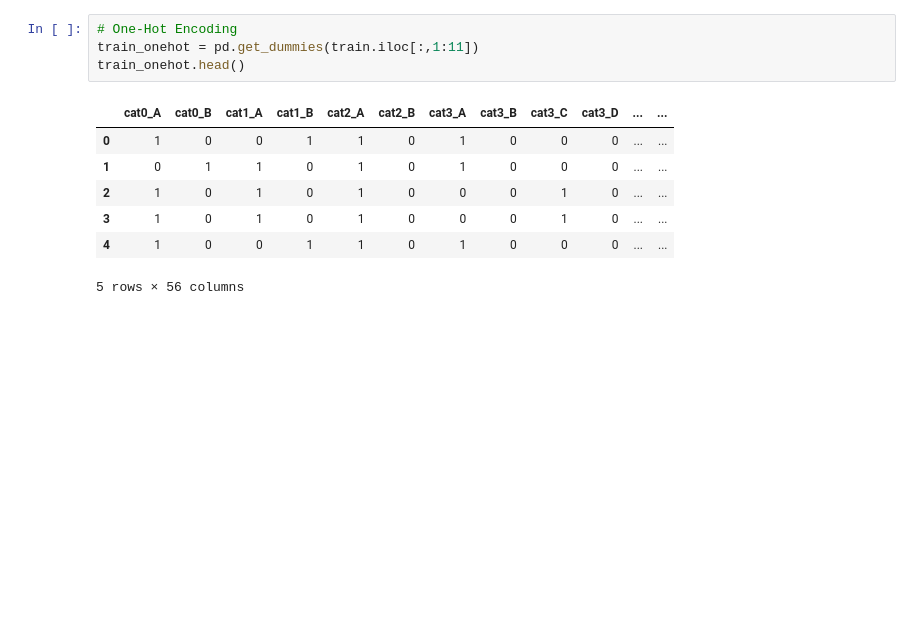
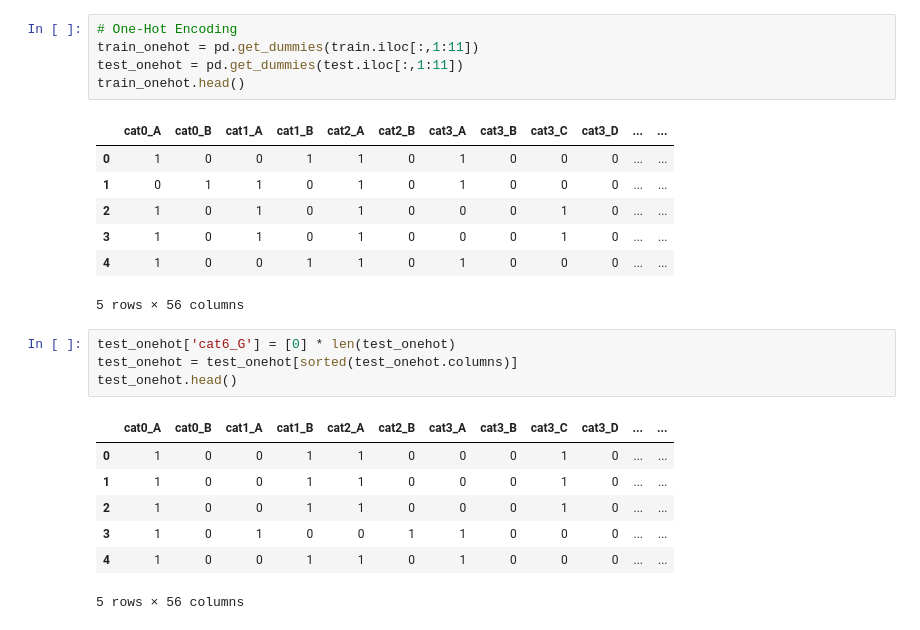
Before and after one commit to ryuji-hashimoto0110/Kaggle, a Jupyter notebook: tabular-playground-series-feb-2021/neural_net.ipynb, the cells around one changed output. Saved outputs shown, nothing was run; the diff lists cells and outputs as text; blank space fills up the shorter version.

```diff
--- a/tabular-playground-series-feb-2021/neural_net.ipynb
+++ b/tabular-playground-series-feb-2021/neural_net.ipynb
@@ -102,6 +119,7 @@ plt.show()
 # %%
 # One-Hot Encoding
 train_onehot = pd.get_dummies(train.iloc[:,1:11])
+test_onehot = pd.get_dummies(test.iloc[:,1:11])
 train_onehot.head()
 # %% [output]
 |  | cat0_A | cat0_B | cat1_A | cat1_B | cat2_A | cat2_B | cat3_A | cat3_B | cat3_C | cat3_D | ... | ... |
@@ -111,6 +129,18 @@ train_onehot.head()
 | 3 | 1 | 0 | 1 | 0 | 1 | 0 | 0 | 0 | 1 | 0 | ... | ... |
 | 4 | 1 | 0 | 0 | 1 | 1 | 0 | 1 | 0 | 0 | 0 | ... | ... |
 5 rows × 56 columns
+# %%
+test_onehot['cat6_G'] = [0] * len(test_onehot)
+test_onehot = test_onehot[sorted(test_onehot.columns)]
+test_onehot.head()
+# %% [output]
+|  | cat0_A | cat0_B | cat1_A | cat1_B | cat2_A | cat2_B | cat3_A | cat3_B | cat3_C | cat3_D | ... | ... |
+| 0 | 1 | 0 | 0 | 1 | 1 | 0 | 0 | 0 | 1 | 0 | ... | ... |
+| 1 | 1 | 0 | 0 | 1 | 1 | 0 | 0 | 0 | 1 | 0 | ... | ... |
+| 2 | 1 | 0 | 0 | 1 | 1 | 0 | 0 | 0 | 1 | 0 | ... | ... |
+| 3 | 1 | 0 | 1 | 0 | 0 | 1 | 1 | 0 | 0 | 0 | ... | ... |
+| 4 | 1 | 0 | 0 | 1 | 1 | 0 | 1 | 0 | 0 | 0 | ... | ... |
+5 rows × 56 columns
 # %%
 # 正規化
 def mean_norm(df_input):
```
Also changed, not shown: parts of 19 cells of this notebook.
